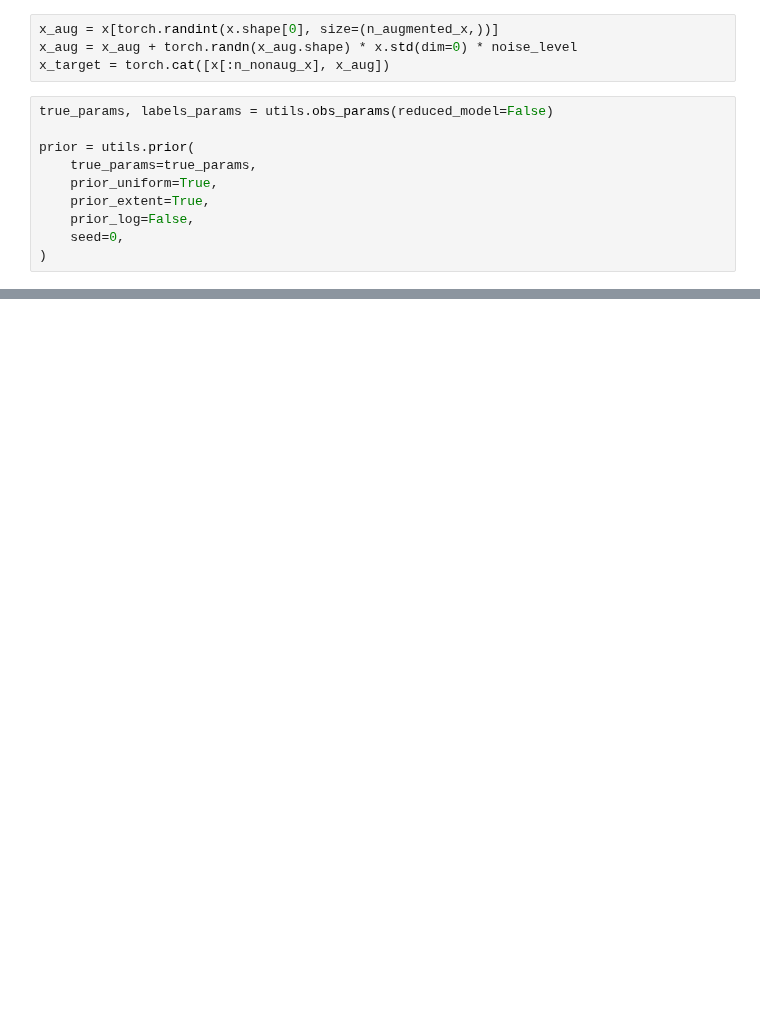
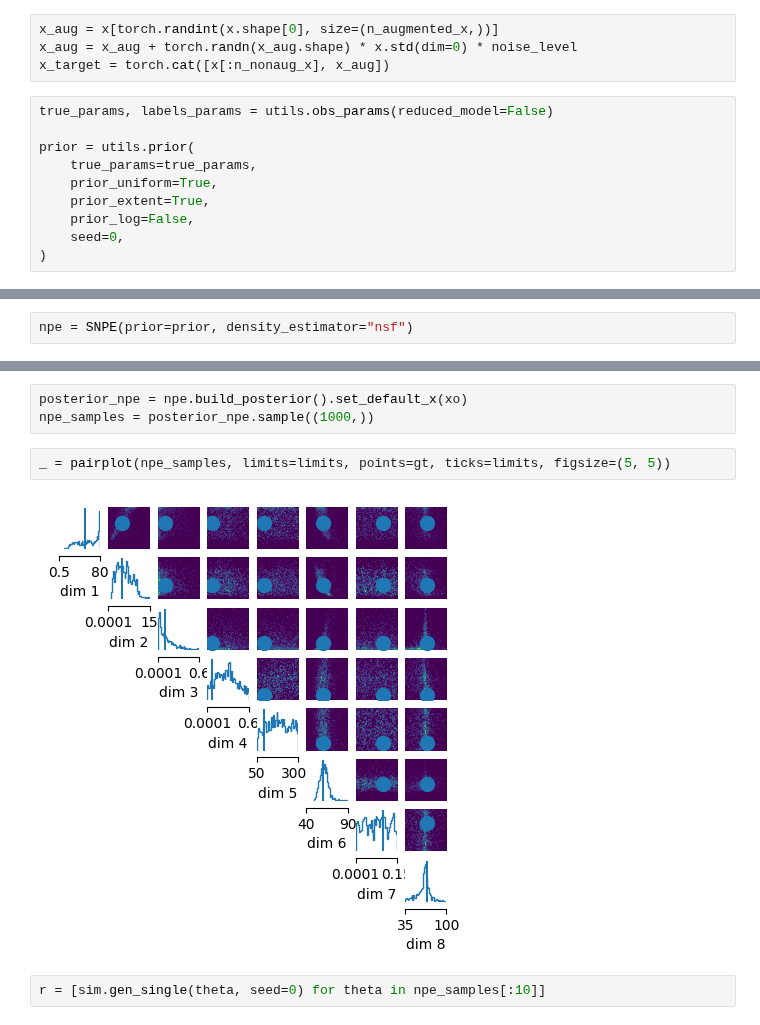
Before and after one commit to mackelab/neuralgbi, a Jupyter notebook: gbi/hh/train.ipynb, the cells around one changed output, grey strips where cells are left out. Cells and saved outputs as stored; diff of their text form; blank space fills up the shorter version.

```diff
--- a/gbi/hh/train.ipynb
+++ b/gbi/hh/train.ipynb
@@ -99,0 +108,2 @@ plt.savefig("z-score.png", dpi=200, bbox_inches="tight")
+# %%
+npe = SNPE(prior=prior, density_estimator="nsf")
@@ -99,0 +114,9 @@ plt.savefig("z-score.png", dpi=200, bbox_inches="tight")
+# %%
+posterior_npe = npe.build_posterior().set_default_x(xo)
+npe_samples = posterior_npe.sample((1000,))
+# %%
+_ = pairplot(npe_samples, limits=limits, points=gt, ticks=limits, figsize=(5, 5))
+# %% [output]
+[figure, added]
+# %%
+r = [sim.gen_single(theta, seed=0) for theta in npe_samples[:10]]
```
Also changed, not shown: parts of 27 cells of this notebook, 1 other file.
